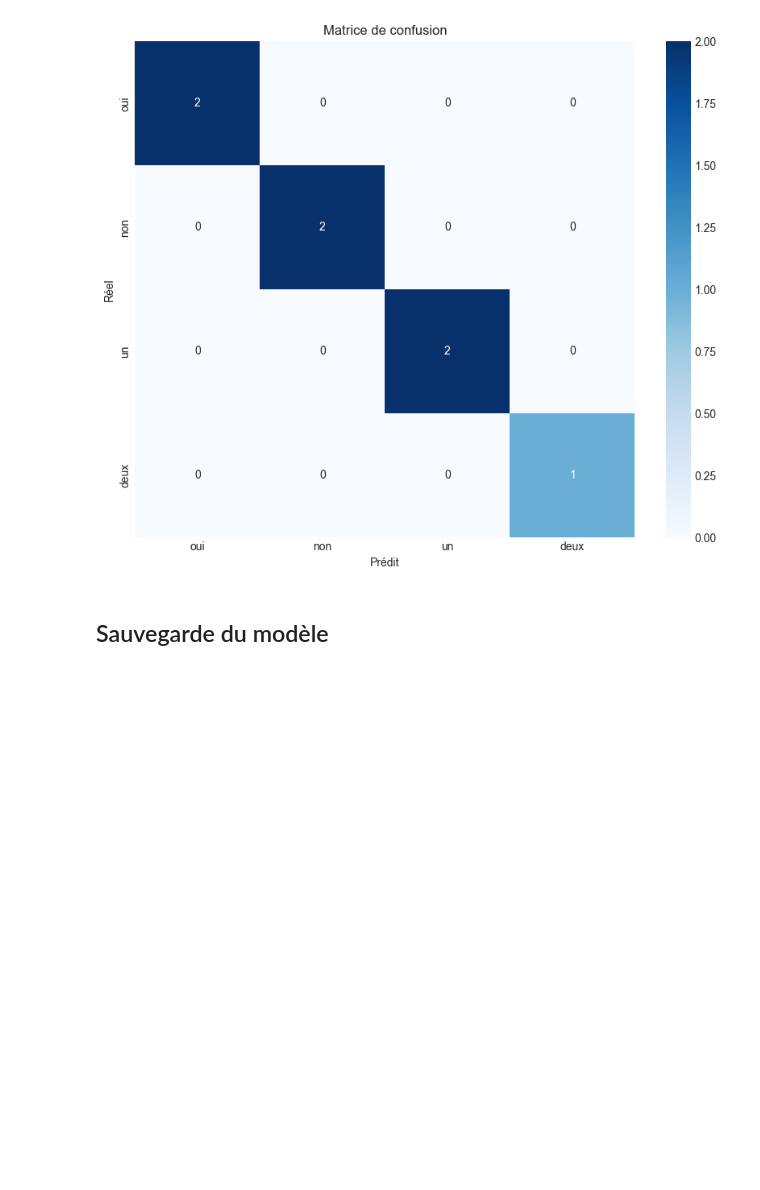
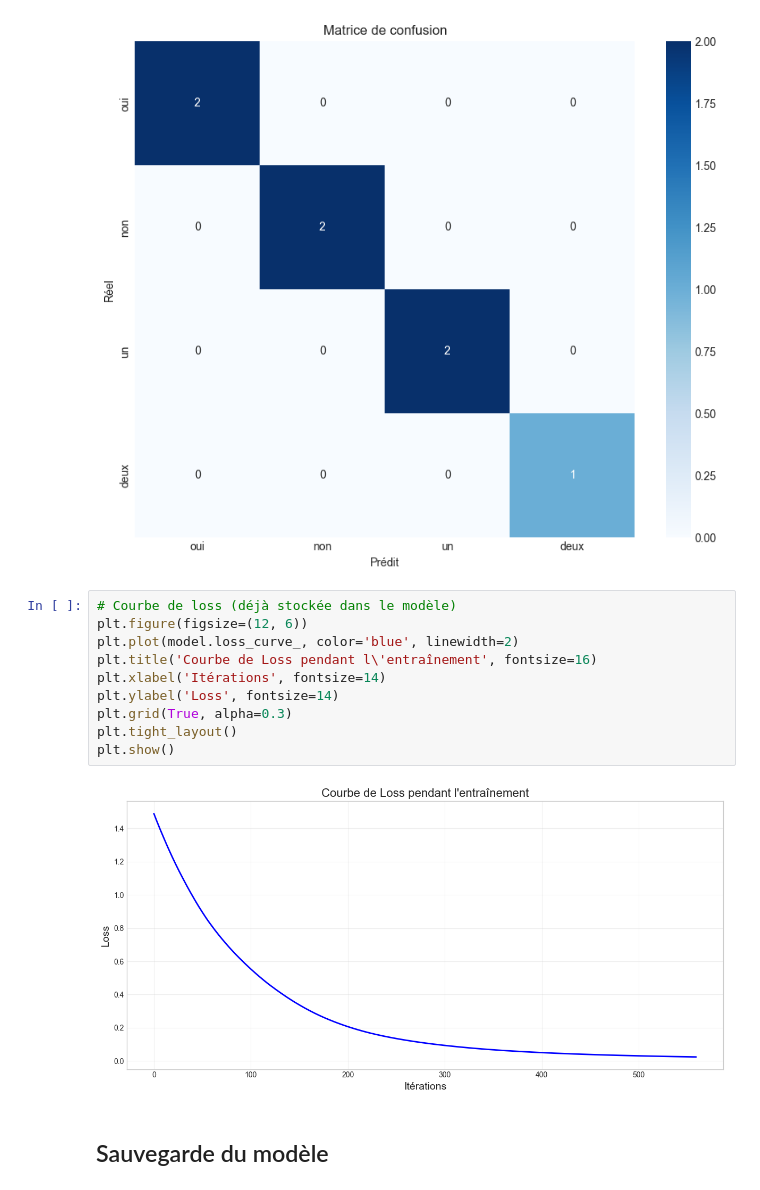
Before and after one commit to Orholam3/simple-asr-project, a Jupyter notebook: asr/notebooks/03_Model_Training.ipynb, the cells around one changed output. Saved outputs shown, nothing was run; the diff lists cells and outputs as text; blank space fills up the shorter version.

```diff
--- a/asr/notebooks/03_Model_Training.ipynb
+++ b/asr/notebooks/03_Model_Training.ipynb
@@ -275,6 +275,18 @@ Rapport de classification :
    macro avg       1.00      1.00      1.00         7
 weighted avg       1.00      1.00      1.00         7
 [figure]
+# %%
+# Courbe de loss (déjà stockée dans le modèle)
+plt.figure(figsize=(12, 6))
+plt.plot(model.loss_curve_, color='blue', linewidth=2)
+plt.title('Courbe de Loss pendant l\'entraînement', fontsize=16)
+plt.xlabel('Itérations', fontsize=14)
+plt.ylabel('Loss', fontsize=14)
+plt.grid(True, alpha=0.3)
+plt.tight_layout()
+plt.show()
+# %% [output]
+[figure, added]
 # %% [markdown]
 ## Sauvegarde du modèle
 # %%
```
Also changed, not shown: parts of 6 cells of this notebook, 2 other files.
